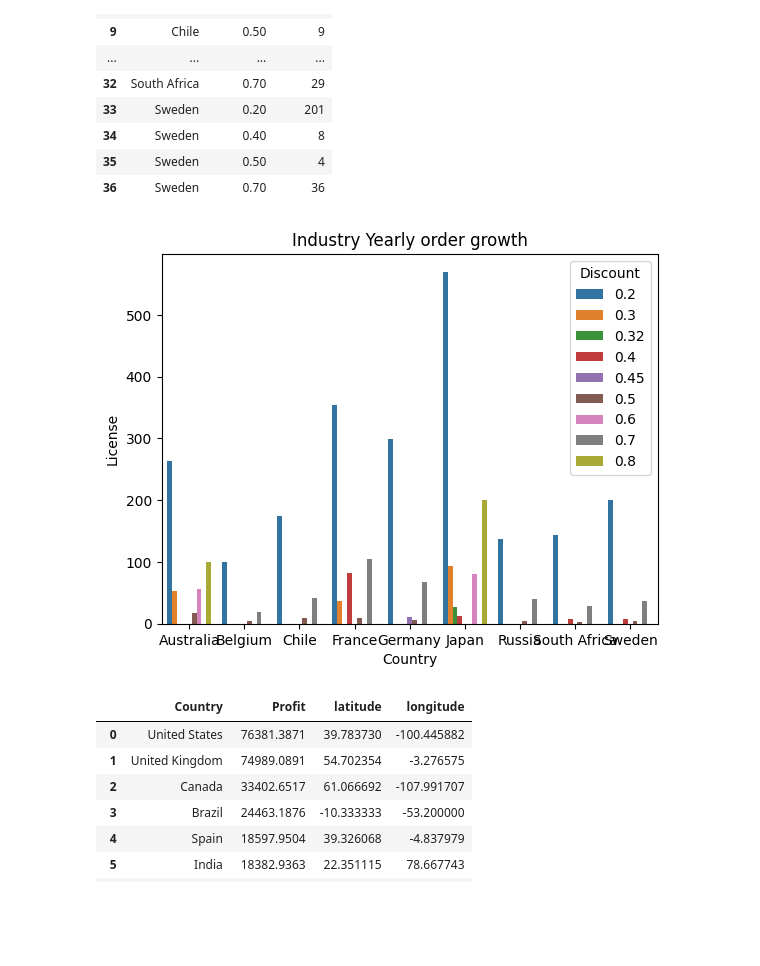
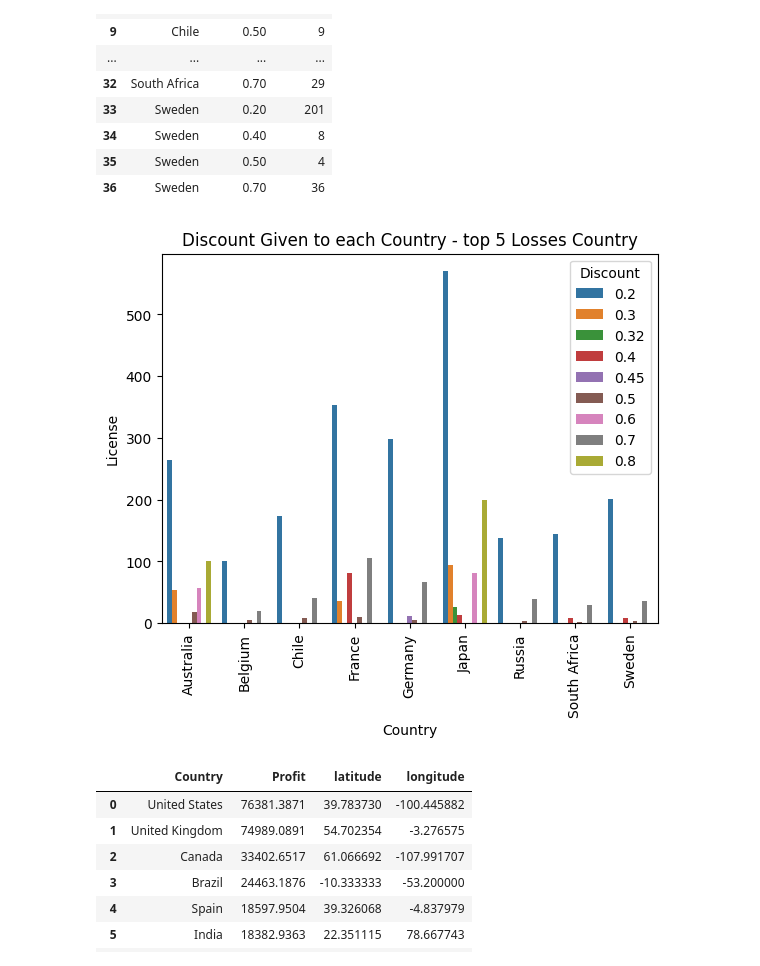
Before and after one commit to matt071090/Capstone-2, a Jupyter notebook: Capstone-Matthew.ipynb, the cells around one changed output. Drawn from its saved outputs; the diff is of its cells as text; code cells hidden in the pictures; blank space fills up the shorter version.

```diff
--- a/Capstone-Matthew.ipynb
+++ b/Capstone-Matthew.ipynb
@@ -828,10 +829,11 @@ dfCountrydiscountloss
 | 36 | Sweden | 0.70 | 36 |
 # %%
 sns.barplot(dfCountrydiscountloss,x='Country',y='License',hue='Discount')
-plt.title('Industry Yearly order growth')
+plt.title('Discount Given to each Country - top 5 Losses Country')
+plt.xticks(rotation = 'vertical')
 plt.show()
 # %% [output]
-[figure, old version]
+[figure, new version]
 # %%
 def get_coordinates(country):
         geolocator = Nominatim(user_agent="geoapi")
```
Also changed, not shown: parts of 5 cells of this notebook.
